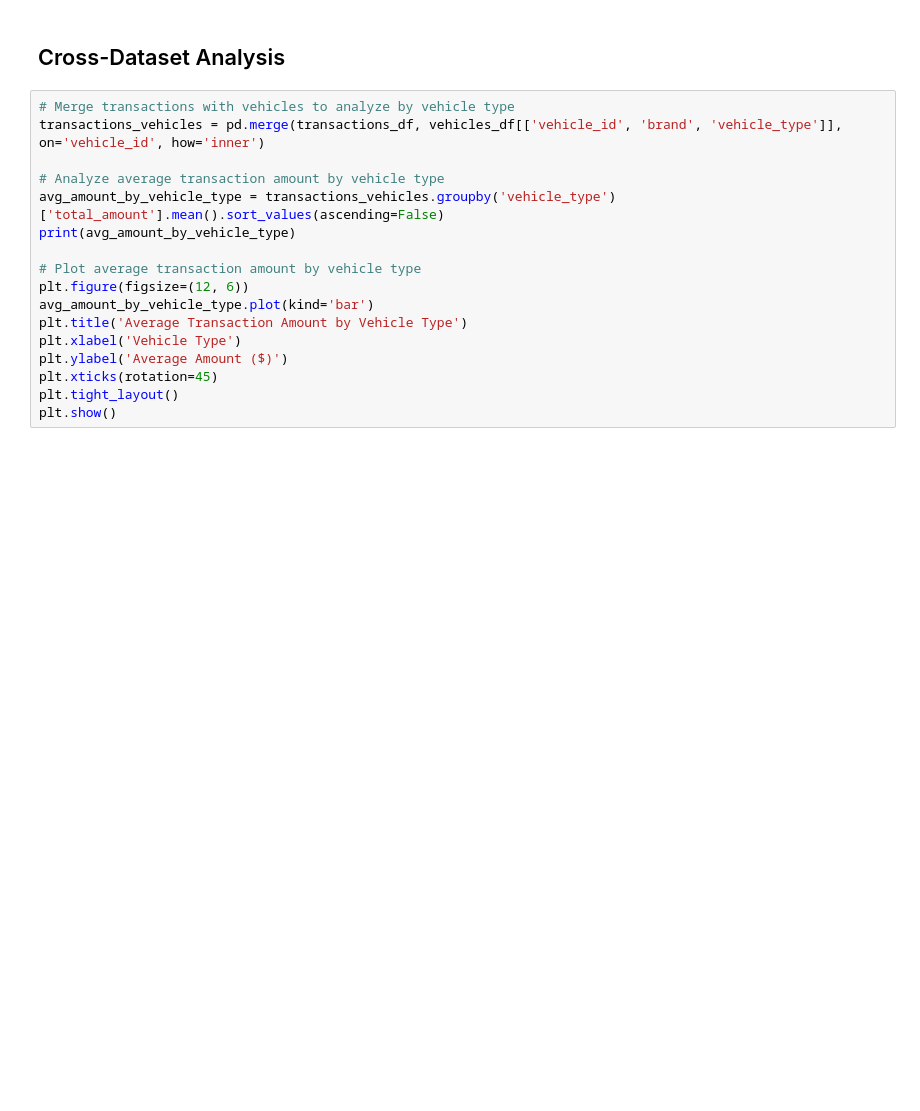
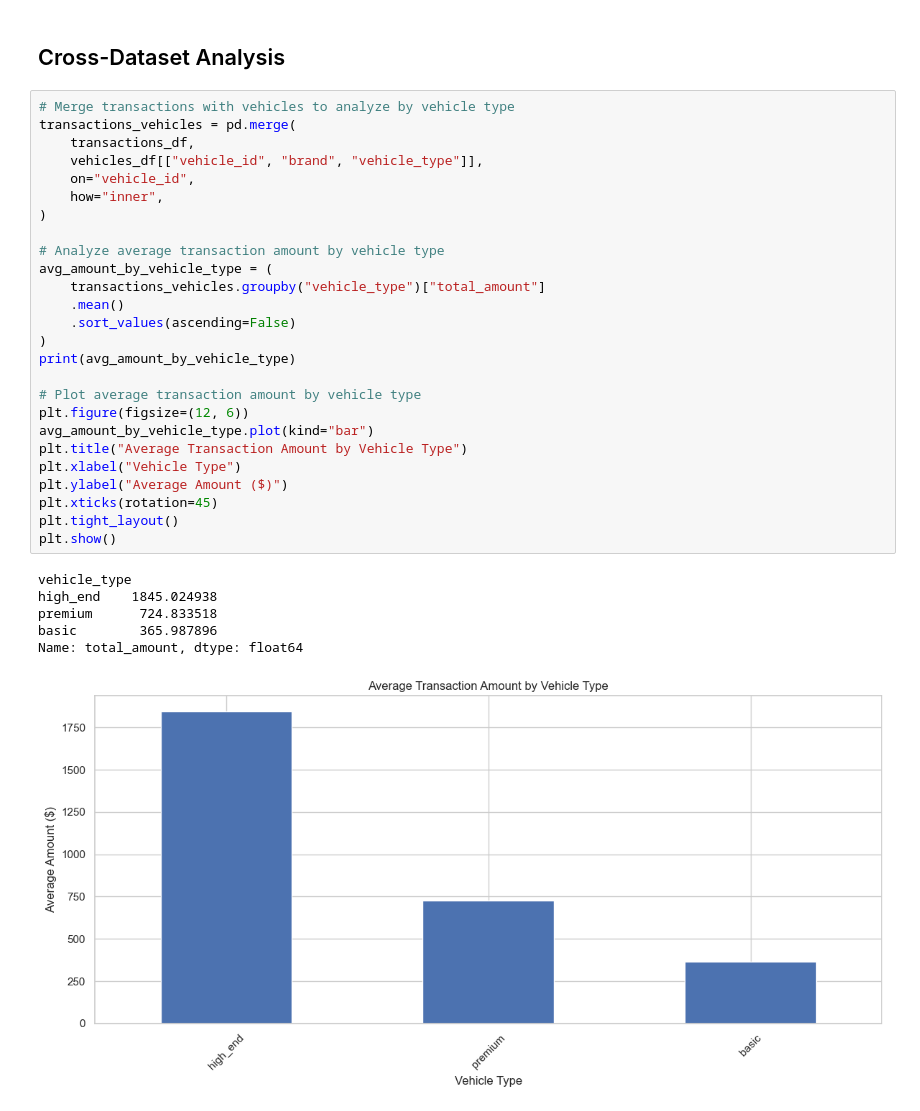
Before and after one commit to KPrince-coder/emr-big-data-processing, a Jupyter notebook: notebooks/data_exploration.ipynb, the cells around one changed output. Cells and saved outputs as stored; diff of their text form; blank space fills up the shorter version.

```diff
--- a/notebooks/data_exploration.ipynb
+++ b/notebooks/data_exploration.ipynb
@@ -217,20 +388,36 @@ plt.show()
 ## Cross-Dataset Analysis
 # %%
 # Merge transactions with vehicles to analyze by vehicle type
-transactions_vehicles = pd.merge(transactions_df, vehicles_df[['vehicle_id', 'brand', 'vehicle_type']], on='vehicle_id', how='inner')
+transactions_vehicles = pd.merge(
+    transactions_df,
+    vehicles_df[["vehicle_id", "brand", "vehicle_type"]],
+    on="vehicle_id",
+    how="inner",
+)
 
 # Analyze average transaction amount by vehicle type
-avg_amount_by_vehicle_type = transactions_vehicles.groupby('vehicle_type')['total_amount'].mean().sort_values(ascending=False)
+avg_amount_by_vehicle_type = (
+    transactions_vehicles.groupby("vehicle_type")["total_amount"]
+    .mean()
+    .sort_values(ascending=False)
+)
 print(avg_amount_by_vehicle_type)
 
 # Plot average transaction amount by vehicle type
 plt.figure(figsize=(12, 6))
-avg_amount_by_vehicle_type.plot(kind='bar')
-plt.title('Average Transaction Amount by Vehicle Type')
-plt.xlabel('Vehicle Type')
-plt.ylabel('Average Amount ($)')
+avg_amount_by_vehicle_type.plot(kind="bar")
+plt.title("Average Transaction Amount by Vehicle Type")
+plt.xlabel("Vehicle Type")
+plt.ylabel("Average Amount ($)")
 plt.xticks(rotation=45)
 plt.tight_layout()
 plt.show()
+# %% [output]
+vehicle_type
+high_end    1845.024938
+premium      724.833518
+basic        365.987896
+Name: total_amount, dtype: float64
+[figure, added]
 # %%
 # Analyze top 10 pickup locations by transaction count
```
Also changed, not shown: parts of 25 cells of this notebook, 4 other files.
